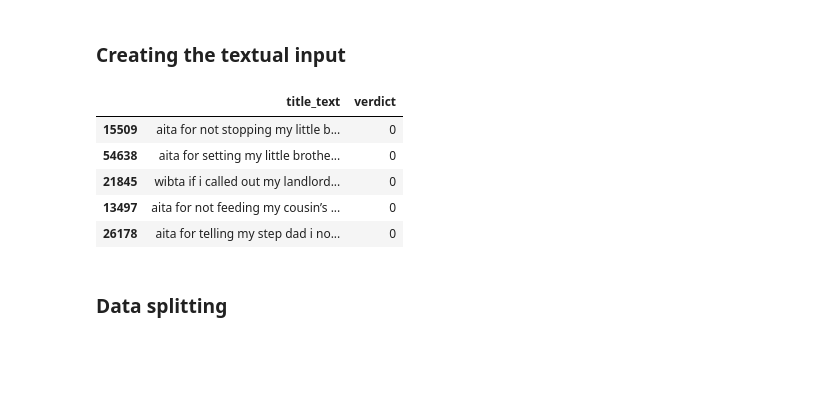
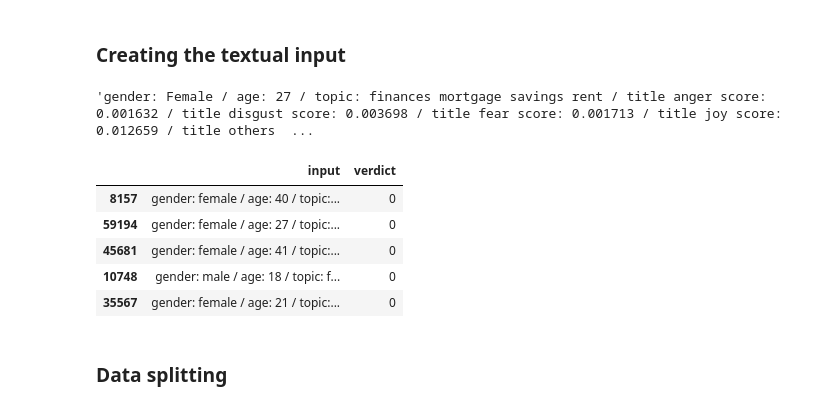
Before and after one commit to Garrett-Allen/aita_analysis, a Jupyter notebook: bert_wenhao/bert.ipynb, the cells around one changed output. Drawn from its saved outputs; the diff is of its cells as text; code cells hidden in the pictures; blank space fills up the shorter version.

Commit message:
adding extra features to the text

```diff
--- a/bert_wenhao/bert.ipynb
+++ b/bert_wenhao/bert.ipynb
@@ -60,2 +78,12 @@ labeled_data = pd.concat([negative_data, positive_data])
 # %% [markdown]
 ### Creating the textual input
+# %%
+labeled_data["gender"] = labeled_data["gender"].map({"F": "Female", "M": "Male", "U": "Unknown"})
+labeled_data["age"] = labeled_data["age"].fillna(-1).astype(int).astype(str)
+# %%
+sentiment_cols = ['title_anger', 'title_disgust', 'title_fear', 'title_joy',
+       'title_others', 'title_sadness', 'title_surprise', 'selftext_anger',
+       'selftext_disgust', 'selftext_fear', 'selftext_joy', 'selftext_others',
+       'selftext_sadness', 'selftext_surprise']
+for col in sentiment_cols:
+    labeled_data[col] = labeled_data[col].round(6).astype(str)
@@ -62,20 +95,35 @@ labeled_data = pd.concat([negative_data, positive_data])
+# %%
+labeled_data["input"] = "gender: " + labeled_data["gender"] + " / age: " + labeled_data["age"] + " / topic: " + labeled_data["Name"] + \
+    " / title anger score: " + labeled_data["title_anger"] +  " / title disgust score: " + labeled_data["title_disgust"] + \
+    " / title fear score: " + labeled_data["title_fear"] +  " / title joy score: " + labeled_data["title_joy"] + \
+    " / title others score: " + labeled_data["title_others"] +  " / title sadness score: " + labeled_data["title_sadness"] + \
+    " / title surprise score: " + labeled_data["title_surprise"] +  \
+    " / text anger score: " + labeled_data["selftext_anger"] +  " / text disgust score: " + labeled_data["selftext_disgust"] + \
+    " / text fear score: " + labeled_data["selftext_fear"] +  " / text joy score: " + labeled_data["selftext_joy"] + \
+    " / text others score: " + labeled_data["selftext_others"] +  " / text sadness score: " + labeled_data["selftext_sadness"] + \
+    " / text surprise score: " + labeled_data["selftext_surprise"] + \
+    " / title: " + labeled_data["title"] + " / text: " + labeled_data["selftext"]
+# %%
+labeled_data["input"].iloc[1]
+# %% [output]
+'gender: Female / age: 27 / topic: finances mortgage savings rent / title anger score: 0.001632 / title disgust score: 0.003698 / title fear score: 0.001713 / title joy score: 0.012659 / title others  ...
 # %%
 from gensim.parsing import remove_stopwords, strip_numeric, strip_punctuation, strip_multiple_whitespaces
 
-labeled_data["title_text"] = labeled_data["title"] + " --- " + labeled_data["selftext"]
-labeled_data["title_text"] = labeled_data["title_text"].str.lower()
-labeled_data["title_text"] = labeled_data["title_text"].apply(strip_multiple_whitespaces)
-labeled_data = labeled_data.replace(to_replace=[''], value=np.nan).dropna(subset=["title_text", "verdict"])
+# labeled_data["title_text"] = labeled_data["title"] + " --- " + labeled_data["selftext"]
+labeled_data["input"] = labeled_data["input"].str.lower()
+labeled_data["input"] = labeled_data["input"].apply(strip_multiple_whitespaces)
+labeled_data = labeled_data.replace(to_replace=[''], value=np.nan).dropna(subset=["input", "verdict"])
 # %%
-final_data = labeled_data[["title_text", "verdict"]]
+final_data = labeled_data[["input", "verdict"]]
 final_data.head()
 # %% [output]
-|  | title_text | verdict |
-| 15509 | aita for not stopping my little b... | 0 |
-| 54638 | aita for setting my little brothe... | 0 |
-| 21845 | wibta if i called out my landlord... | 0 |
-| 13497 | aita for not feeding my cousin’s ... | 0 |
-| 26178 | aita for telling my step dad i no... | 0 |
+|  | input | verdict |
+| 8157 | gender: female / age: 40 / topic:... | 0 |
+| 59194 | gender: female / age: 27 / topic:... | 0 |
+| 45681 | gender: female / age: 41 / topic:... | 0 |
+| 10748 | gender: male / age: 18 / topic: f... | 0 |
+| 35567 | gender: female / age: 21 / topic:... | 0 |
 # %% [markdown]
 ### Data splitting
 # %%
```
Also changed, not shown: parts of 19 cells of this notebook.
